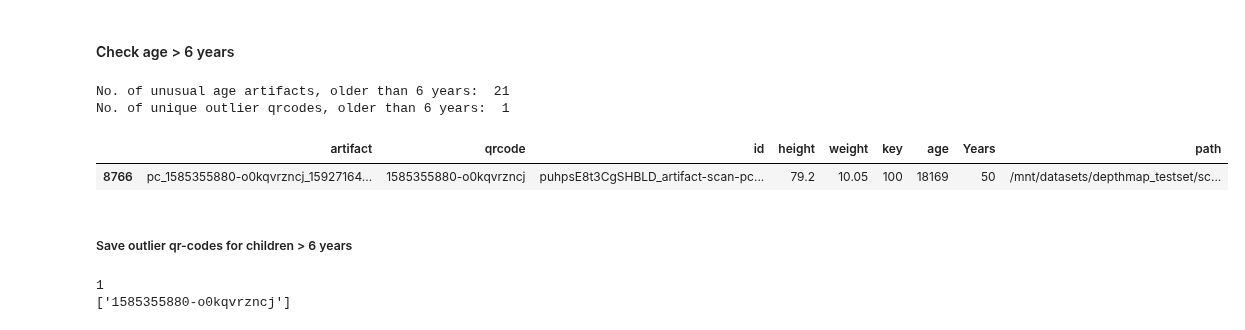
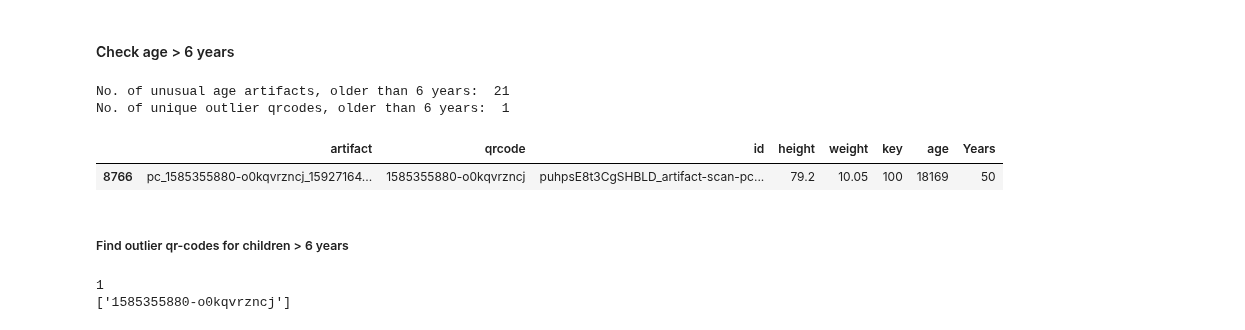
Before and after one commit to Welthungerhilfe/cgm-ml, a Jupyter notebook: src/data_utils/dataset_EDA/anon-depthmap-testset/EDA_anon-depthmap-testset.ipynb, the cells around one changed output. Drawn from its saved outputs; the diff is of its cells as text; code cells hidden in the pictures.

```diff
--- a/src/data_utils/dataset_EDA/anon-depthmap-testset/EDA_anon-depthmap-testset.ipynb
+++ b/src/data_utils/dataset_EDA/anon-depthmap-testset/EDA_anon-depthmap-testset.ipynb
@@ -222,20 +207,20 @@ print(unusual_qrcodes_age_young)
 # %% [markdown]
 #### Check age > 6 years
 # %%
-unusual_age_artifacts_upperbound = artifacts[artifacts.Years > 6]
+unusual_age_artifacts_upperbound = artifacts[artifacts.Years > 365*6]
 print("No. of unusual age artifacts, older than 6 years: ", len(unusual_age_artifacts_upperbound))
 
 drop_dupl_age_upperbound = unusual_age_artifacts_upperbound.drop_duplicates(subset='qrcode', keep='first')
 print("No. of unique outlier qrcodes, older than 6 years: ", len(drop_dupl_age_upperbound))
 
 drop_dupl_age_upperbound.head()
 # %% [output]
 No. of unusual age artifacts, older than 6 years:  21
 No. of unique outlier qrcodes, older than 6 years:  1
-|  | artifact | qrcode | id | height | weight | key | age | Years | path |
-| 8766 | pc_1585355880-o0kqvrzncj_15927164... | 1585355880-o0kqvrzncj | puhpsE8t3CgSHBLD_artifact-scan-pc... | 79.2 | 10.05 | 100 | 18169 | 50 | /mnt/datasets/depthmap_testset/sc... |
+|  | artifact | qrcode | id | height | weight | key | age | Years |
+| 8766 | pc_1585355880-o0kqvrzncj_15927164... | 1585355880-o0kqvrzncj | puhpsE8t3CgSHBLD_artifact-scan-pc... | 79.2 | 10.05 | 100 | 18169 | 50 |
 # %% [markdown]
-##### Save outlier qr-codes for children > 6 years
+##### Find outlier qr-codes for children > 6 years
 # %%
 unusual_qrcodes_age_old = [get_qrcode(artifact) for artifact in drop_dupl_age_upperbound.artifact.values]
 print(len(drop_dupl_age_upperbound))
```
Also changed, not shown: parts of 13 cells of this notebook, 6 other files.
